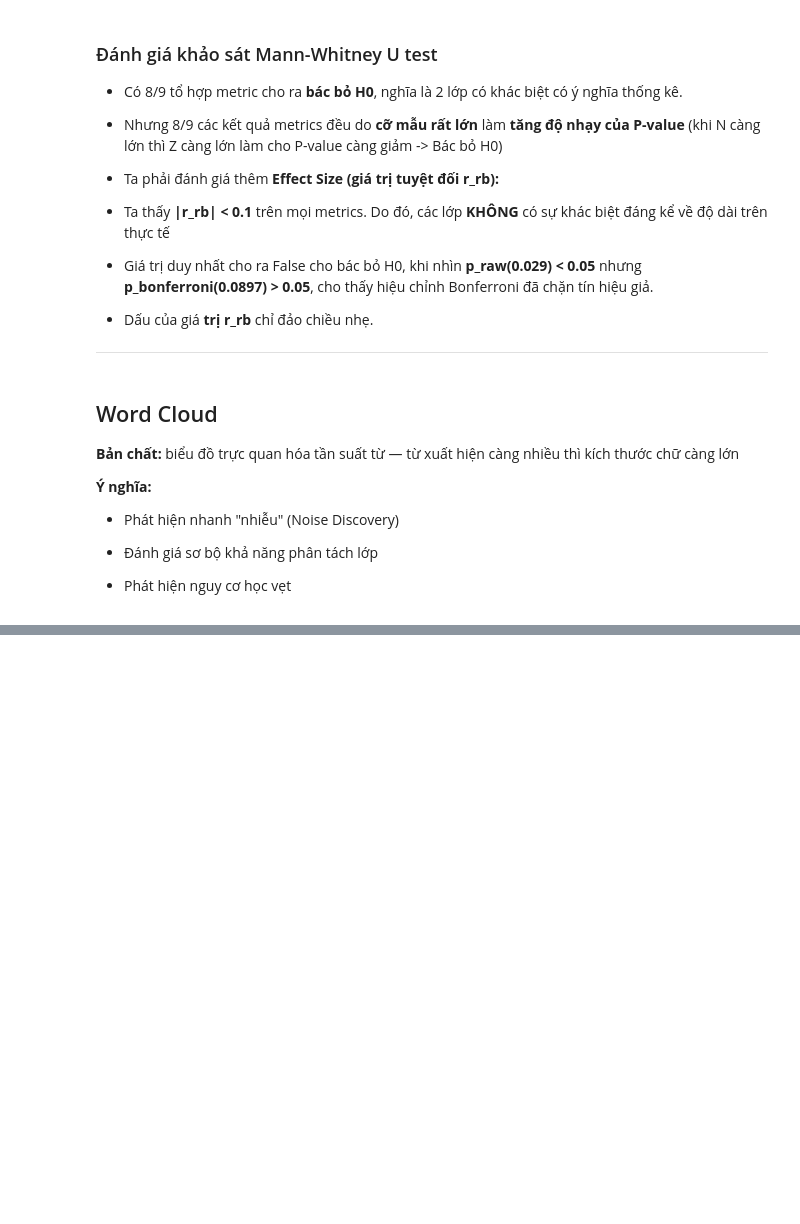
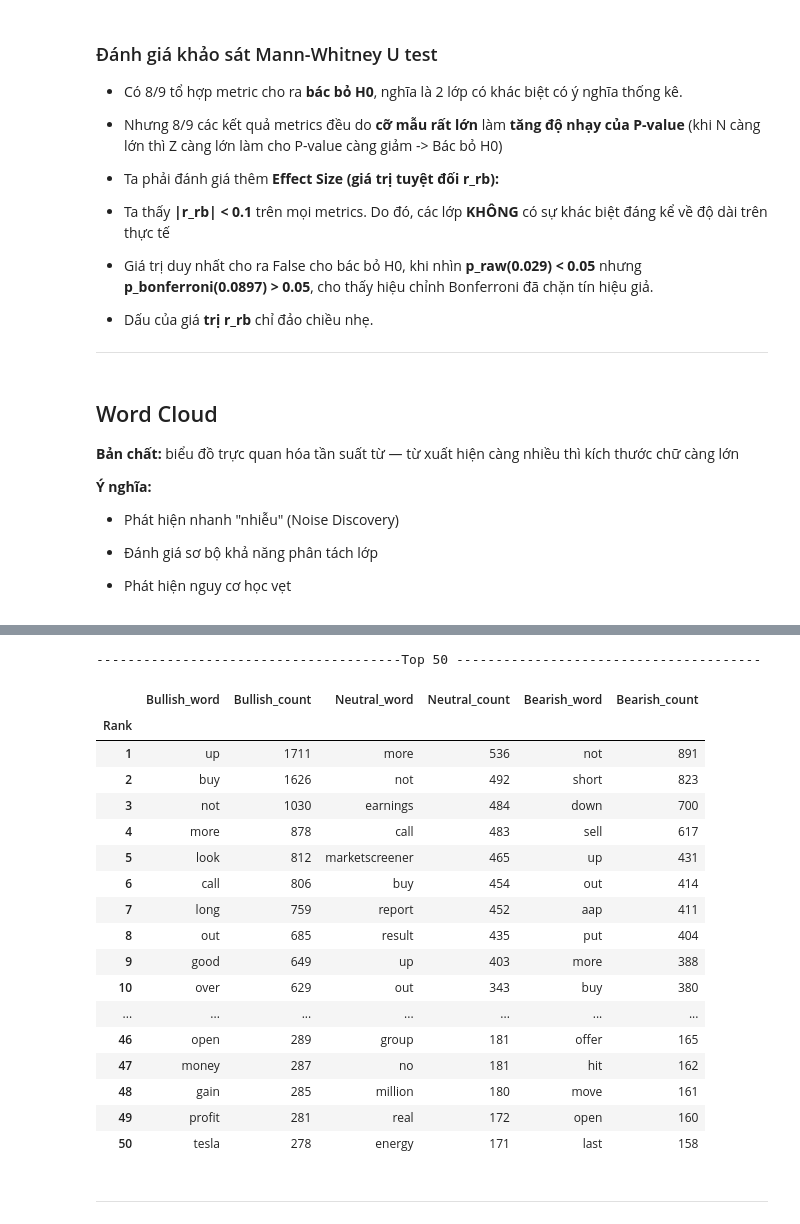
Before and after one commit to Quanbro07/data-mining, a Jupyter notebook: book/06_text_preprocessing.ipynb, the cells around one changed output, grey strips where cells are left out. Saved outputs shown, nothing was run; the diff lists cells and outputs as text; code cells hidden in the pictures; blank space fills up the shorter version.

```diff
--- a/book/06_text_preprocessing.ipynb
+++ b/book/06_text_preprocessing.ipynb
@@ -321,0 +502,37 @@ display(res_df)
+# %%
+# Top-50
+top_n = 50
+rows = {}
+
+for l in label_order:
+    top_words = class_counters[l].most_common(top_n)
+    rows[f"{l}_word"] = [w for w, _ in top_words]
+    rows[f"{l}_count"] = [c for _, c in top_words]
+
+top50_df = pd.DataFrame(rows, index=range(1, top_n + 1))
+top50_df.index.name = "Rank"
+
+print("---------------------------------------Top 50 ---------------------------------------")
+display(top50_df)
+# %% [output]
+---------------------------------------Top 50 ---------------------------------------
+|  | Bullish_word | Bullish_count | Neutral_word | Neutral_count | Bearish_word | Bearish_count |
+| Rank |  |  |  |  |  |  |
+| 1 | up | 1711 | more | 536 | not | 891 |
+| 2 | buy | 1626 | not | 492 | short | 823 |
+| 3 | not | 1030 | earnings | 484 | down | 700 |
+| 4 | more | 878 | call | 483 | sell | 617 |
+| 5 | look | 812 | marketscreener | 465 | up | 431 |
+| 6 | call | 806 | buy | 454 | out | 414 |
+| 7 | long | 759 | report | 452 | aap | 411 |
+| 8 | out | 685 | result | 435 | put | 404 |
+| 9 | good | 649 | up | 403 | more | 388 |
+| 10 | over | 629 | out | 343 | buy | 380 |
+| ... | ... | ... | ... | ... | ... | ... |
+| 46 | open | 289 | group | 181 | offer | 165 |
+| 47 | money | 287 | no | 181 | hit | 162 |
+| 48 | gain | 285 | million | 180 | move | 161 |
+| 49 | profit | 281 | real | 172 | open | 160 |
+| 50 | tesla | 278 | energy | 171 | last | 158 |
+# %% [markdown]
+---
```
Also changed, not shown: parts of 15 cells of this notebook, 1 other file.
